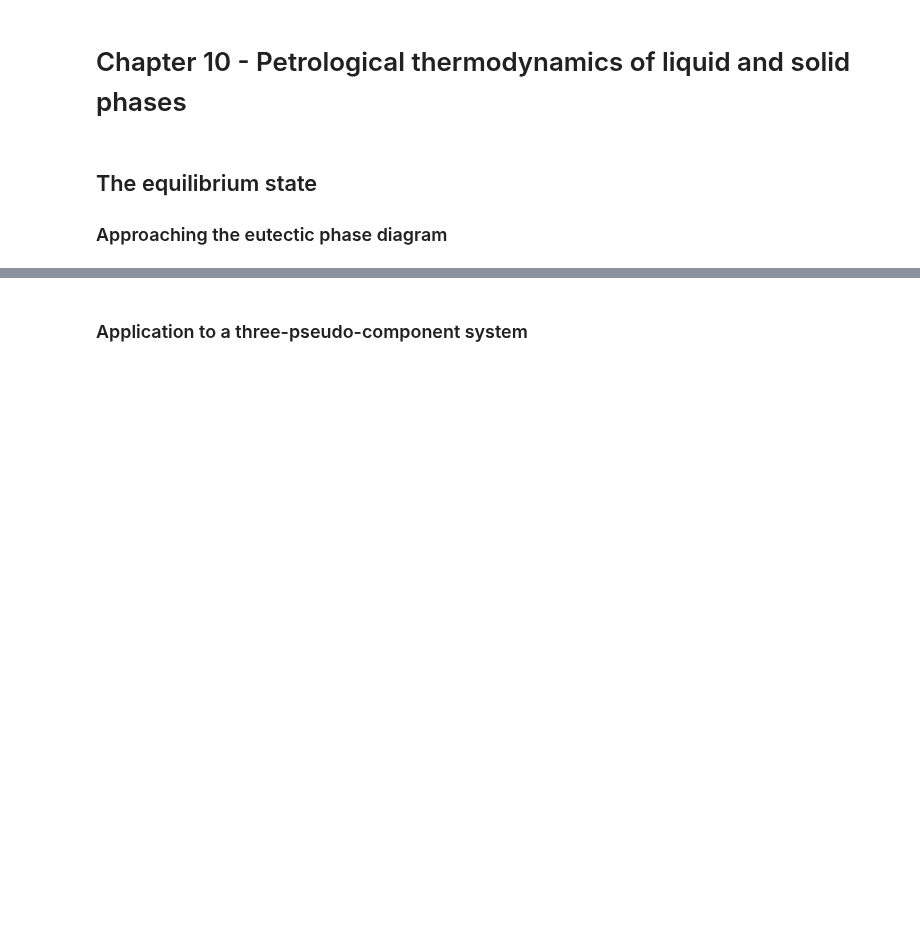
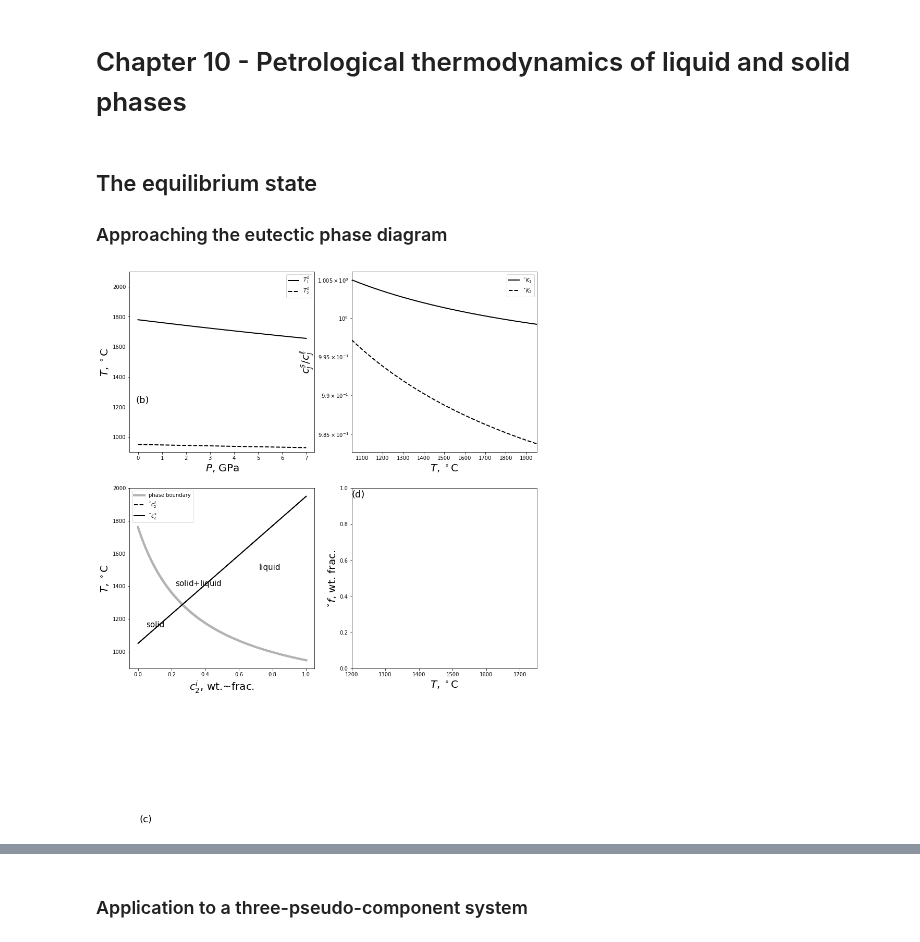
Before and after one commit to FoaLab/partially-molten-rock-PUP, a Jupyter notebook: content/ch10.ipynb, the cells around one changed output, grey strips where cells are left out. Cells and saved outputs as stored; diff of their text form; code cells hidden in the pictures; blank space fills up the shorter version.

```diff
--- a/content/ch10.ipynb
+++ b/content/ch10.ipynb
@@ -299,29 +323,96 @@ def R_DMC_Equilibrium(var, r_dmc_calib, type):
         raise Exception('type {} not recognized'.format(type))
 # %%
 r_dmc_calib = R_DMC_Calibration(_nc=2,
-                                    _np=300,
-                                    _Tref=1350,
-                                    _Tmin=1050,
-                                    _Tmax=1950,
-                                    _Cref=[0.75, 0.25],
-                                    _Pref=1,
-                                    _Pmin=0,
-                                    _Pmax=7,
-                                    _T0=[1780, 976],
-                                    _A=[45, 107.4],
-                                    _B=[-2.0, -2.83],
-                                    _L=[600e3, 450e3],
-                                    _r=[70.0, 40.0])
+                                _np=300,
+                                _Tref=1350,
+                                _Tmin=1050,
+                                _Tmax=1950,
+                                _Cref=[0.75, 0.25],
+                                _Pref=1,
+                                _Pmin=0,
+                                _Pmax=7,
+                                _T0=[1780, 950],
+                                _A=[45, 107.4],
+                                _B=[-2.0, -2.83],
+                                _L=[600e3, 450e3],
+                                _r=[70.0, 30.0])
 
 r2 = np.asarray([70, 50, 30, 10])
 cI = len(r2) + 1
 cp = 1200
 sf = 0.3
 H = np.linspace(-r_dmc_calib.L[0], r_dmc_calib.L[0] + cp * (r_dmc_calib.T0[0] - r_dmc_calib.T0[1]), 1000)
 
+fig, ax = plt.subplots(nrows=2, ncols=2)
+fig.set_size_inches(14.0, 14.0)
+
 var = VAR()
 var.P = r_dmc_calib.P_GPa
 var.T = np.ones(r_dmc_calib.np) * r_dmc_calib.Tref
-var.C = np.tile(r_dmc_calib.Cref, (1, r_dmc_calib.np)).transpose()
+var.C = np.tile(r_dmc_calib.Cref, (r_dmc_calib.np, 1))
+Tm, K = R_DMC_Equilibrium(var, r_dmc_calib, 'K')
+ax[0, 0].plot(var.P, Tm[:, 0], '-k', linewidth=2, label=r'$T^\mathcal{S}_1$')
+ax[0, 0].plot(var.P, Tm[:, 1], '--k', linewidth=2, label=r'$T^\mathcal{S}_2$')
+ax[0, 0].set_xlabel('$P$, GPa', fontsize=20)
+ax[0, 0].set_ylim(900, 2100)
+ax[0, 0].set_ylabel(r'$T$, $^\circ$C', fontsize=20)
+ax[0, 0].text(0.01, 0.99, r'(a)', fontsize=18, verticalalignment='top', horizontalalignment='left')
+ax[0, 0].legend()
 
-Tm, K = R_DMC_Equilibrium(var, r_dmc_calib, 'K')
+del var
+
+var = VAR()
+var.T = r_dmc_calib.T_degC
+var.P = r_dmc_calib.Pref * np.ones(r_dmc_calib.np)
+var.C = np.tile(r_dmc_calib.Cref, (r_dmc_calib.np, 1))
+_, K_b = R_DMC_Equilibrium(var, r_dmc_calib, 'K')
+ax[0, 1].plot(var.T, K_b[:, 0], '-k', linewidth=2, label=r'$\check{K}_1$')
+ax[0, 1].plot(var.T, K_b[:, 1], '--k', linewidth=2, label=r'$\check{K}_2$')
+ax[0, 1].set_yscale('log')
+ax[0, 1].set_xlabel(r'$T$, $^\circ$C', fontsize=20)
+ax[0, 1].set_ylabel(r'${c}^s_j/{c}^\ell_j$', fontsize=20)
+ax[0, 1].text(0.01, 0.99, r'(b)', fontsize=18, verticalalignment='top', horizontalalignment='left')
+ax[0, 1].legend()
+ax[0, 1].set_xlim(1050, 1950)
+
+del var
+
+var = VAR()
+var.T = r_dmc_calib.T_degC
+var.P = r_dmc_calib.Pref * np.ones(r_dmc_calib.np)
+var.f = np.zeros(r_dmc_calib.np)
+var.C = np.tile(r_dmc_calib.Cref, (r_dmc_calib.np, 1))
+# f, _ = R_DMC_Equilibrium(var, r_dmc_calib, 'E')
+#var.Cs[1 - f < 1e-6, :] = np.nan
+#var.Cl[f < 1e-6, :] = np.nan
+# ax[1, 1].plot(var.T, var.f, '-k', linewidth=2)
+ax[1, 1].set_xlim(1200, 1750)
+Tf = var.T
+ax[1, 1].set_xlabel(r'$T$, $^\circ$C', fontsize=20)
+ax[1, 1].set_ylabel(r'$\check{f}$, wt. frac.', fontsize=20)
+ax[1, 1].text(1200.0, 0.99, r'(d)', fontsize=18, verticalalignment='top', horizontalalignment='left')
+
+del var
+
+var = VAR()
+var.C = np.zeros((r_dmc_calib.np, r_dmc_calib.nc))
+var.C[:, 1] = np.linspace(0, 1, r_dmc_calib.np)
+var.C[:, 0] = 1.0 - var.C[:, 1]
+var.P = np.ones(r_dmc_calib.np) * r_dmc_calib.Pref
+var.T = np.ones(r_dmc_calib.np) * r_dmc_calib.Tref
+Tsol, Tliq = R_DMC_Equilibrium(var, r_dmc_calib, 'T')
+ax[1, 0].plot(var.C[:, 1], Tsol, '-', linewidth=4, color=[0.7, 0.7, 0.7], label='phase boundary')
+ax[1, 0].plot(var.C[:, 1], Tliq, '-', linewidth=4, color=[0.7, 0.7, 0.7])
+ax[1, 0].plot(var.Cl[:, 1], Tf, '--k', linewidth=2, label=r'$\check{c}^\ell_2$')
+ax[1, 0].plot(var.Cs[:, 1], Tf, '-k', linewidth=2, label=r'$\check{c}^s_2$')
+ax[1, 0].set_xlabel(r'${c}^i_2$, wt.~frac.', fontsize=20)
+ax[1, 0].set_ylabel(r'$T$, $^\circ$C', fontsize=20)
+ax[1, 0].text(0.01, 0.99, f'(c)', fontsize=18, verticalalignment='top', horizontalalignment='left')
+ax[1, 0].legend()
+ax[1, 0].text(0.22, 1400, 'solid$+$liquid', fontsize=15)
+ax[1, 0].text(0.72, 1500, 'liquid', fontsize=15)
+ax[1, 0].text(0.05, 1150, 'solid', fontsize=15)
+
+plt.show()
+# %% [output]
+[figure, added]
```
Also changed, not shown: parts of 4 cells of this notebook.
